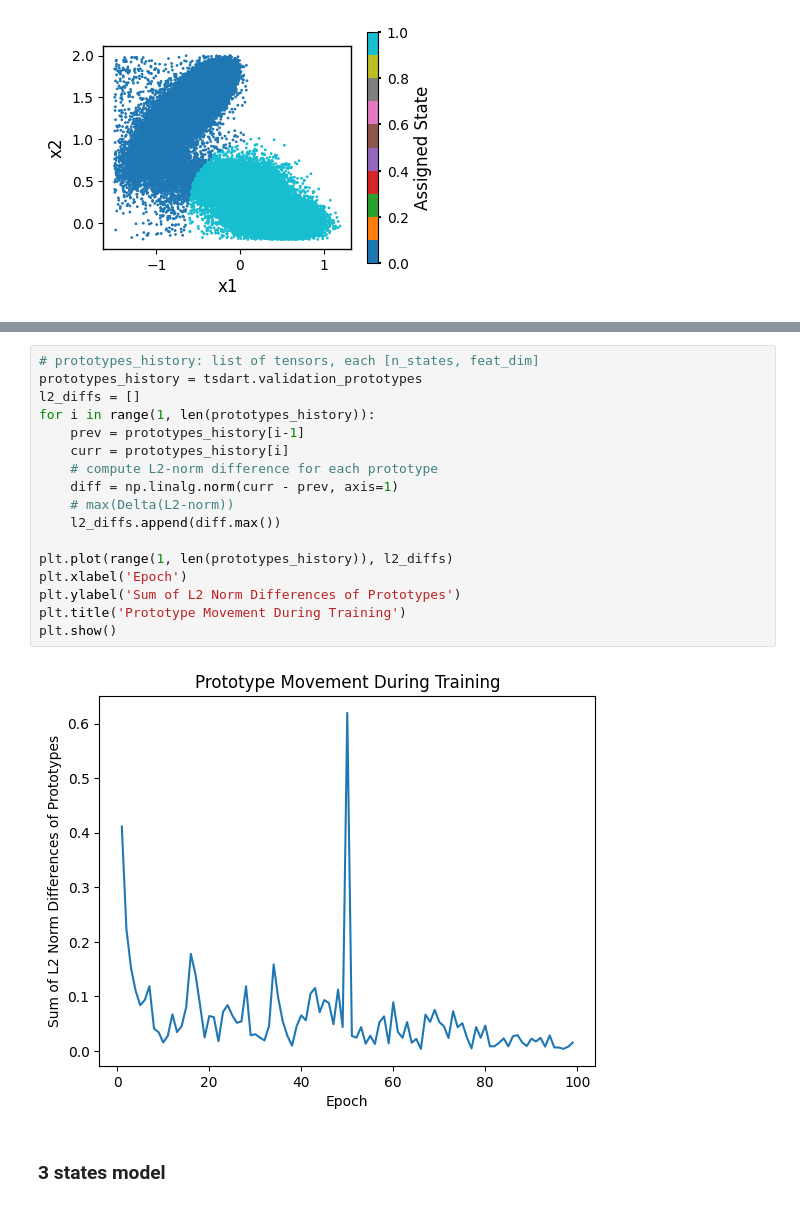
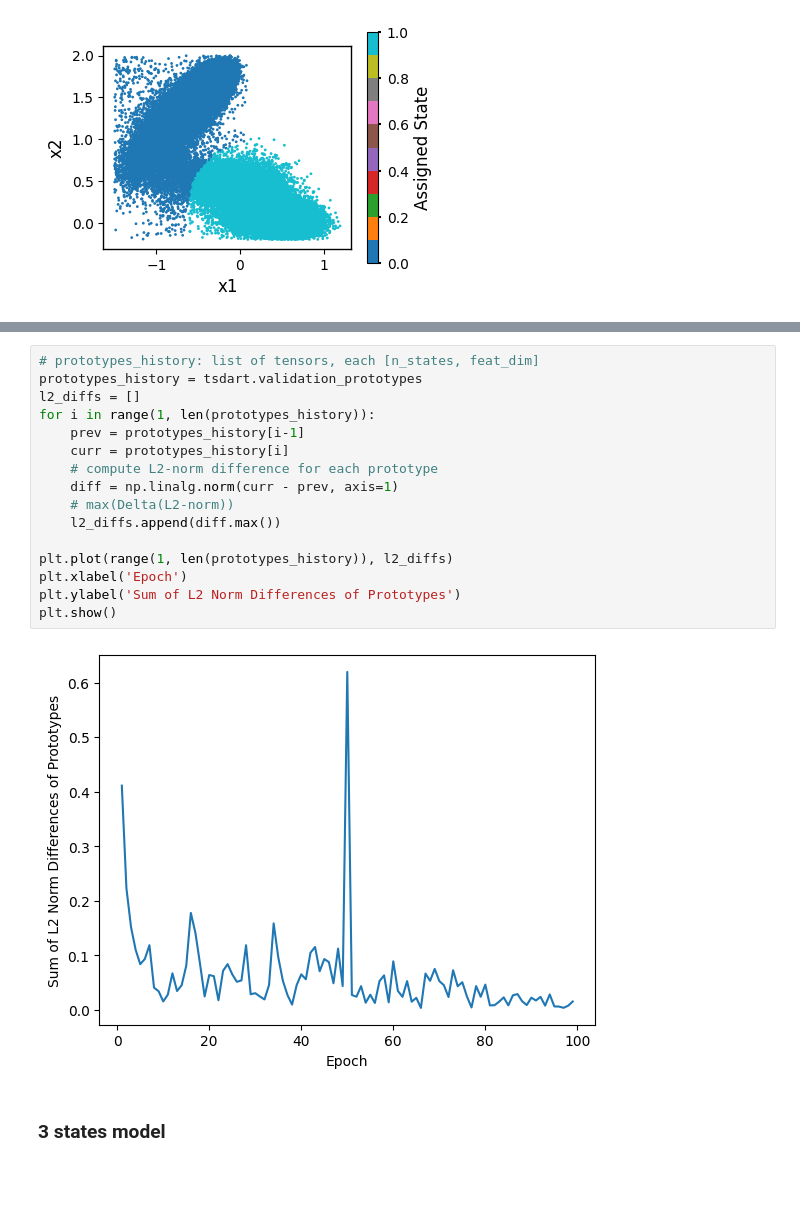
Before and after one commit to xuhuihuang/ts-dar, a Jupyter notebook: example/muller-example-fast.ipynb, the cells around one changed output, grey strips where cells are left out. Cells and saved outputs as stored; diff of their text form; blank space fills up the shorter version.

```diff
--- a/example/muller-example-fast.ipynb
+++ b/example/muller-example-fast.ipynb
@@ -201,22 +211,21 @@ plt.show()
 # %%
 # prototypes_history: list of tensors, each [n_states, feat_dim]
 prototypes_history = tsdart.validation_prototypes
 l2_diffs = []
 for i in range(1, len(prototypes_history)):
     prev = prototypes_history[i-1]
     curr = prototypes_history[i]
     # compute L2-norm difference for each prototype
     diff = np.linalg.norm(curr - prev, axis=1)
     # max(Delta(L2-norm))
     l2_diffs.append(diff.max())
 
 plt.plot(range(1, len(prototypes_history)), l2_diffs)
 plt.xlabel('Epoch')
 plt.ylabel('Sum of L2 Norm Differences of Prototypes')
-plt.title('Prototype Movement During Training')
 plt.show()
 # %% [output]
-[figure, old version]
+[figure, new version]
 # %% [markdown]
 ### 3 states model
 # %%
```
Also changed, not shown: parts of 3 cells of this notebook.
